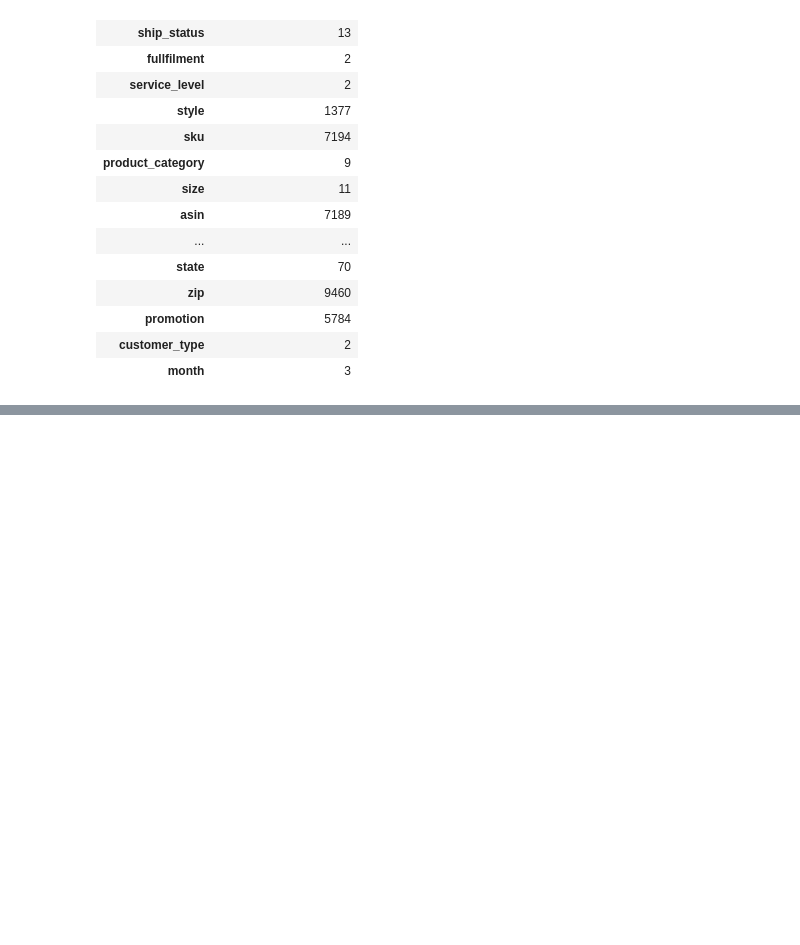
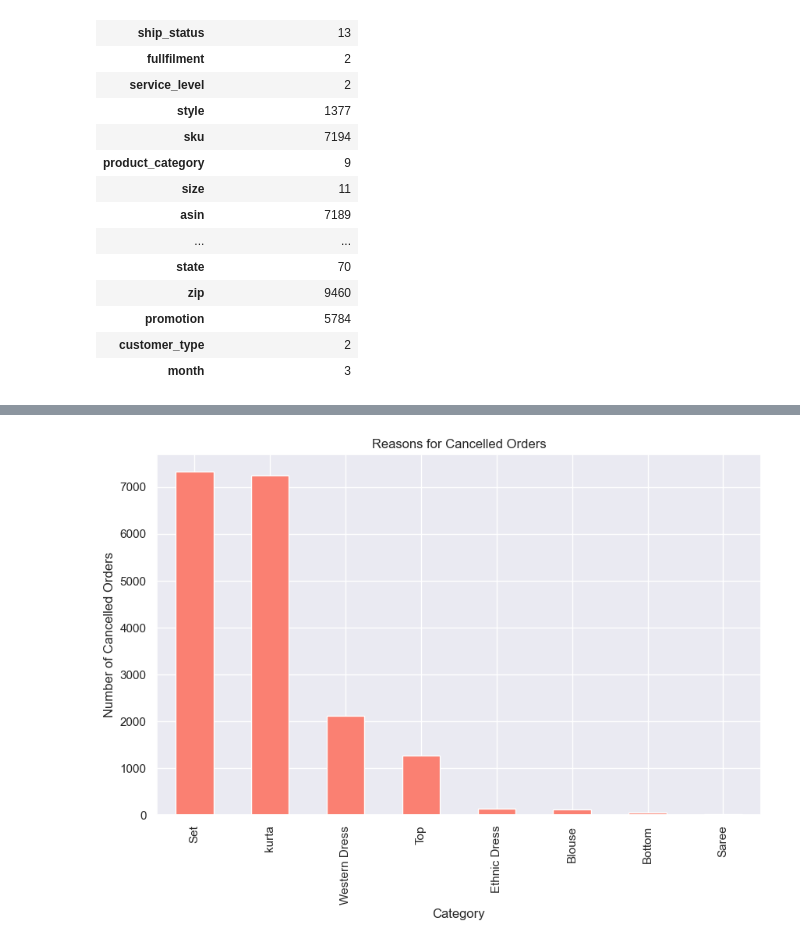
Before and after one commit to fhdaamir/DataScience-Sharpner, a Jupyter notebook: Analytics/EDA/AmazonDataSet-v1.ipynb, the cells around one changed output, grey strips where cells are left out. Saved outputs shown, nothing was run; the diff lists cells and outputs as text; code cells hidden in the pictures; blank space fills up the shorter version.

```diff
--- a/Analytics/EDA/AmazonDataSet-v1.ipynb
+++ b/Analytics/EDA/AmazonDataSet-v1.ipynb
@@ -524,0 +548,12 @@ Name: order_amount_($), dtype: str
+# %%
+# 5. Cancelled Orders Analysis
+cancelled_orders = amazon[amazon['ship_status'] == 'Cancelled']
+cancelled_reasons = cancelled_orders.groupby('product_category')['order_quantity'].count().sort_values(ascending=False)
+plt.figure(figsize=(10, 6))
+cancelled_reasons.plot.bar(color='salmon')
+plt.title('Reasons for Cancelled Orders')
+plt.xlabel('Category')
+plt.ylabel('Number of Cancelled Orders')
+plt.show()
+# %% [output]
+[figure, added]
```
Also changed, not shown: parts of 20 cells of this notebook.
